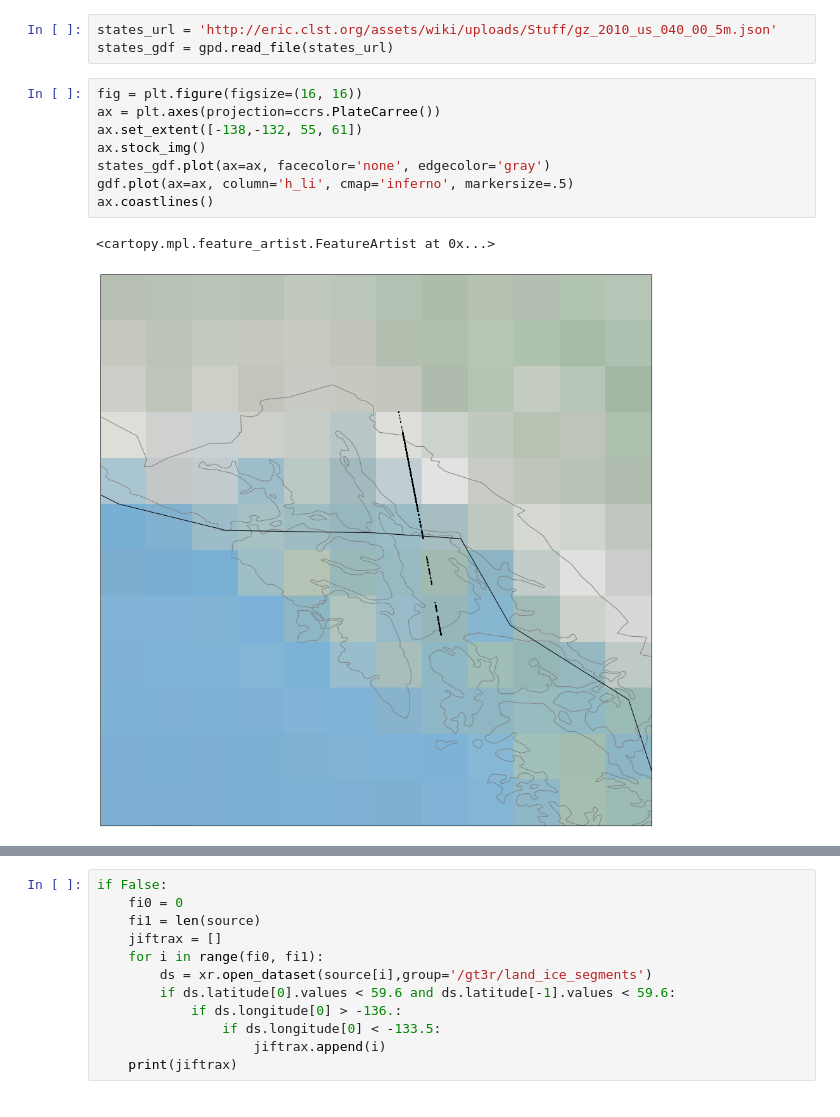
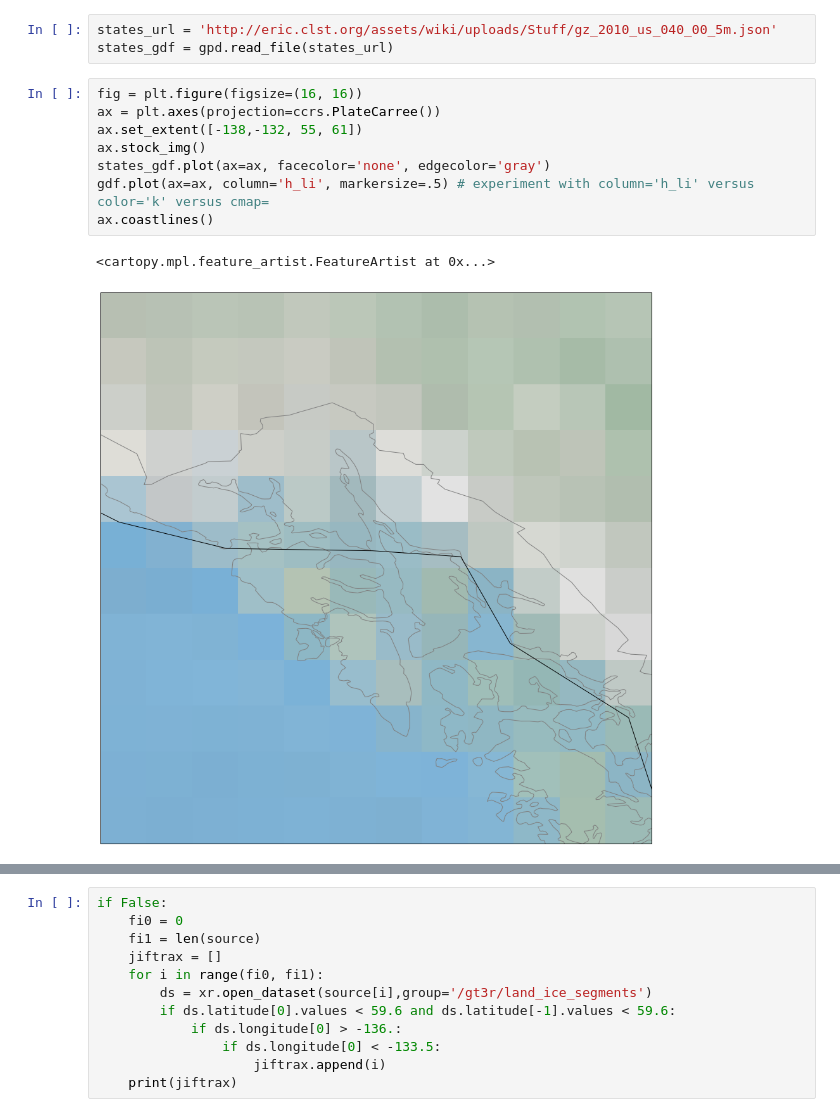
Before and after one commit to pangeo-data/cmr, a Jupyter notebook: juneauicefield.ipynb, the cells around one changed output, grey strips where cells are left out. Saved outputs shown, nothing was run; the diff lists cells and outputs as text.

```diff
--- a/juneauicefield.ipynb
+++ b/juneauicefield.ipynb
@@ -186,14 +229,14 @@ states_gdf = gpd.read_file(states_url)
 # %%
 fig = plt.figure(figsize=(16, 16))
 ax = plt.axes(projection=ccrs.PlateCarree())
 ax.set_extent([-138,-132, 55, 61])
 ax.stock_img()
 states_gdf.plot(ax=ax, facecolor='none', edgecolor='gray')
-gdf.plot(ax=ax, column='h_li', cmap='inferno', markersize=.5)
+gdf.plot(ax=ax, column='h_li', markersize=.5) # experiment with column='h_li' versus color='k' versus cmap=
 ax.coastlines()
 # %% [output]
 <cartopy.mpl.feature_artist.FeatureArtist at 0x...>
-[figure, old version]
+[figure, new version]
 # %%
 %%time
 
```
Also changed, not shown: parts of 19 cells of this notebook.
